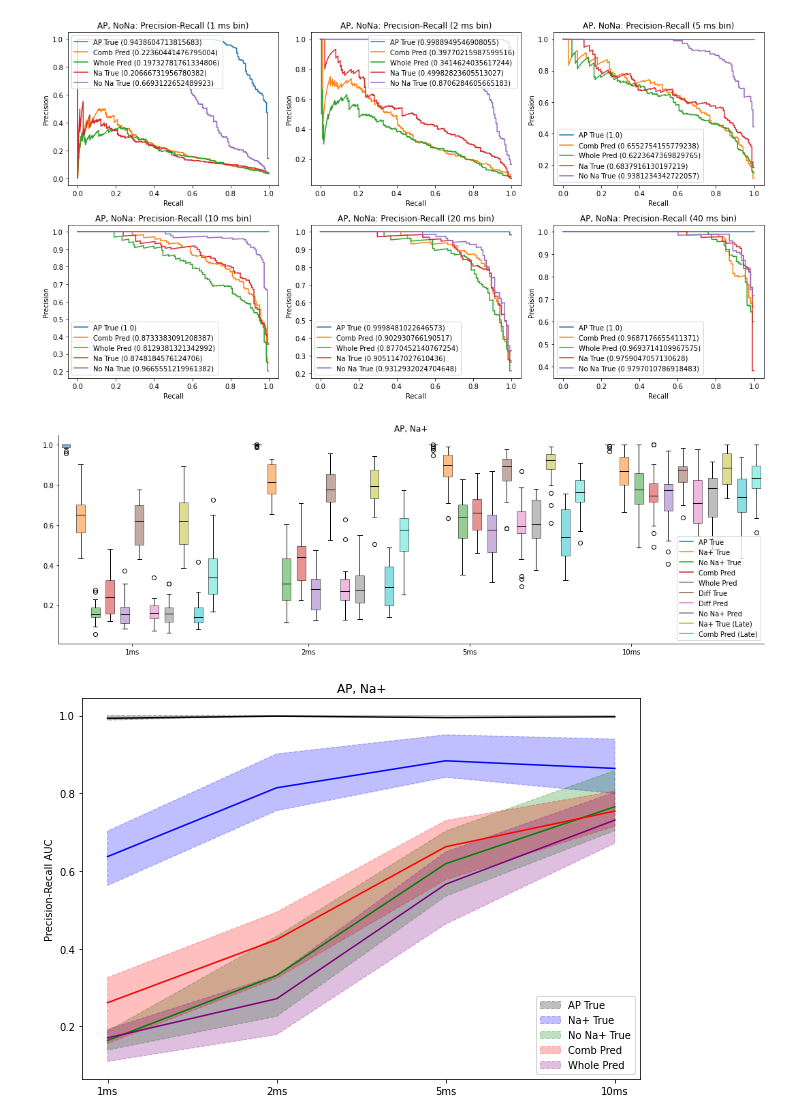
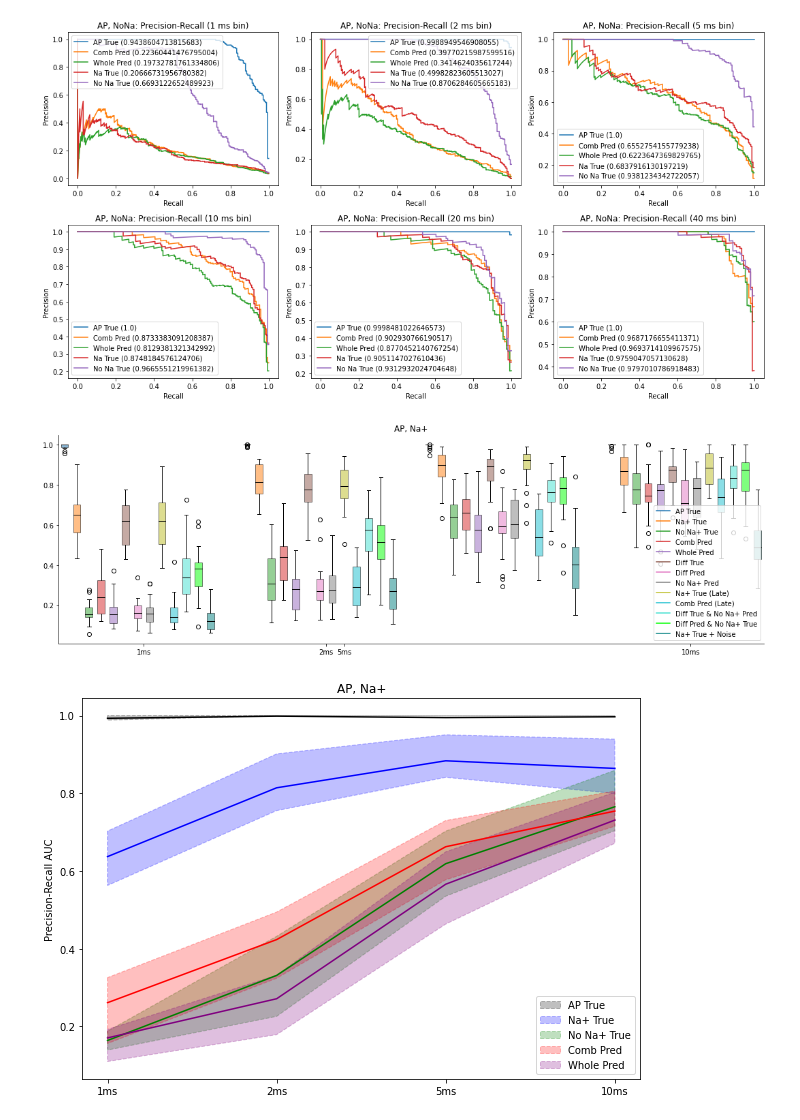
Before and after one commit to yjkimnada/dendrite, a Jupyter notebook: AP_analysis.ipynb, the cells around one changed output. Cells and saved outputs as stored; diff of their text form; code cells hidden in the pictures.

```diff
--- a/AP_analysis.ipynb
+++ b/AP_analysis.ipynb
@@ -50,7 +99,7 @@ fig.tight_layout()
 [figure]
 # %%
 ms_list = [1,2,5,10]
-auc_array = np.zeros((4,12,20))
+auc_array = np.zeros((4,13,20))
 
 for i in tnrange(4):
     length = int(50000/ms_list[i]/5)
@@ -66,6 +115,7 @@ for i in tnrange(4):
     comb_pred_late_all = np.load("/media/hdd01/sklee/CA1_clust4-60_AP/comb_pred_late/gru_l20_h40_"+str(ms_list[i])+"ms_test.npy").flatten()
     na_true_nona_pred_all = np.load("/media/hdd01/sklee/CA1_clust4-60_AP/na_true_nona_pred/gru_l20_h40_"+str(ms_list[i])+"ms_test.npy").flatten()
     na_pred_nona_true_all = np.load("/media/hdd01/sklee/CA1_clust4-60_AP/na_pred_nona_true/gru_l20_h40_"+str(ms_list[i])+"ms_test.npy").flatten()
+    na_true_noise_all = np.load("/media/hdd01/sklee/CA1_clust4-60_AP/na_true_noise/gru_l20_h40_"+str(ms_list[i])+"ms_test.npy").flatten()
 
     spk_all = np.load("/media/hdd01/sklee/CA1_clust4-60_AP/data/spike_train_"+str(ms_list[i])+"ms.npy")[980*length:].flatten()
 
@@ -82,6 +132,7 @@ for i in tnrange(4):
         comb_pred_late = comb_pred_late_all[j*length:(j+1)*length]
         na_true_nona_pred = na_true_nona_pred_all[j*length:(j+1)*length]
         na_pred_nona_true = na_pred_nona_true_all[j*length:(j+1)*length]
+        na_true_noise = na_true_noise_all[j*length:(j+1)*length]
         spk = spk_all[j*length:(j+1)*length]
 
         prec_comb_pred, rec_comb_pred, _ = precision_recall_curve(spk, comb_pred)
@@ -96,6 +147,7 @@ for i in tnrange(4):
         prec_comb_pred_late, rec_comb_pred_late, _ = precision_recall_curve(spk, comb_pred_late)
         prec_na_true_nona_pred, rec_na_true_nona_pred, _ = precision_recall_curve(spk, na_true_nona_pred)
         prec_na_pred_nona_true, rec_na_pred_nona_true, _ = precision_recall_curve(spk, na_pred_nona_true)
+        prec_na_true_noise, rec_na_true_noise, _ = precision_recall_curve(spk, na_true_noise)
 
         prarea_comb_pred = metrics.auc(rec_comb_pred, prec_comb_pred)
         prarea_whole_pred = metrics.auc(rec_whole_pred, prec_whole_pred)
@@ -109,6 +161,7 @@ for i in tnrange(4):
         prarea_comb_pred_late = metrics.auc(rec_comb_pred_late, prec_comb_pred_late)
         prarea_na_true_nona_pred = metrics.auc(rec_na_true_nona_pred, prec_na_true_nona_pred)
         prarea_na_pred_nona_true = metrics.auc(rec_na_pred_nona_true, prec_na_pred_nona_true)
+        prarea_na_true_noise = metrics.auc(rec_na_true_noise, prec_na_true_noise)
 
         auc_array[i,0,j] = prarea_ap_true
         auc_array[i,1,j] = prarea_na_true
@@ -122,6 +175,7 @@ for i in tnrange(4):
         auc_array[i,9,j] = prarea_comb_pred_late
         auc_array[i,10,j] = prarea_na_true_nona_pred
         auc_array[i,11,j] = prarea_na_pred_nona_true
+        auc_array[i,12,j] = prarea_na_true_noise
 # %%
 fig = plt.figure(constrained_layout=True, figsize = (15,5))
 gs = fig.add_gridspec(1,1, wspace=0, hspace=0)
@@ -129,10 +183,10 @@ ax = fig.add_subplot(gs[0,0])
 
 colors = ["tab:blue","tab:orange","tab:green",
          "tab:red","tab:purple","tab:brown","tab:pink","tab:gray",
-         "tab:olive","tab:cyan","turquoise","lime"]
+         "tab:olive","tab:cyan","turquoise","lime", "teal"]
 
 # first boxplot pair
-bp = ax.boxplot(auc_array[0].T, positions = np.arange(0,12,1), widths = 0.6, patch_artist=True)
+bp = ax.boxplot(auc_array[0].T, positions = np.arange(0,13,1), widths = 0.6, patch_artist=True)
 for patch, color in zip(bp['boxes'], colors):
     patch.set_facecolor(color)
     patch.set_alpha(0.5)
@@ -140,7 +194,7 @@ for patch in bp["medians"]:
     patch.set_color("black")
 
 # first boxplot pair
-bp = ax.boxplot(auc_array[1].T, positions = np.arange(14,26,1), widths = 0.6, patch_artist=True)
+bp = ax.boxplot(auc_array[1].T, positions = np.arange(15,28,1), widths = 0.6, patch_artist=True)
 for patch, color in zip(bp['boxes'], colors):
     patch.set_facecolor(color)
     patch.set_alpha(0.5)
@@ -148,7 +202,7 @@ for patch in bp["medians"]:
     patch.set_color("black")
 
 # first boxplot pair
-bp = ax.boxplot(auc_array[2].T, positions = np.arange(28,40,1), widths = 0.6, patch_artist=True)
+bp = ax.boxplot(auc_array[2].T, positions = np.arange(30,43,1), widths = 0.6, patch_artist=True)
 for patch, color in zip(bp['boxes'], colors):
     patch.set_facecolor(color)
     patch.set_alpha(0.5)
@@ -156,14 +210,14 @@ for patch in bp["medians"]:
     patch.set_color("black")
 
 # first boxplot pair
-bp = ax.boxplot(auc_array[3].T, positions = np.arange(42,54,1), widths = 0.6, patch_artist=True)
+bp = ax.boxplot(auc_array[3].T, positions = np.arange(45,58,1), widths = 0.6, patch_artist=True)
 for patch, color in zip(bp['boxes'], colors):
     patch.set_facecolor(color)
     patch.set_alpha(0.5)
 for patch in bp["medians"]:
     patch.set_color("black")
 
-ax.set_xticks([4.5,16.5,27.5,38.5])
+ax.set_xticks([6.5,21.5,23,51.5])
 ax.set_xticklabels(["1ms", "2ms", "5ms", "10ms"])
 ax.spines.right.set_visible(False)
 ax.spines.top.set_visible(False)
@@ -174,36 +228,38 @@ h2, = ax.plot(1,1,'tab:orange')
 h3, = ax.plot(1,1,'tab:green')
 h4, = ax.plot(1,1,'tab:red')
 h5, = ax.plot(1,1,'tab:purple')
 h6, = ax.plot(1,1,'tab:brown')
 h7, = ax.plot(1,1,'tab:pink')
 h8, = ax.plot(1,1,'tab:gray')
 h9, = ax.plot(1,1,'tab:olive')
 h10, = ax.plot(1,1,'tab:cyan')
 h11, = ax.plot(1,1,'turquoise')
 h12, = ax.plot(1,1,'lime')
+h13, = ax.plot(1,1,'teal')
 
-ax.legend((h1,h2,h3,h4,h5,h6,h7,h8,h9,h10,h11,h12),('AP True','Na+ True','No Na+ True','Comb Pred',
+ax.legend((h1,h2,h3,h4,h5,h6,h7,h8,h9,h10,h11,h12,h13),('AP True','Na+ True','No Na+ True','Comb Pred',
                                            'Whole Pred', 'Diff True', 'Diff Pred', 'No Na+ Pred',
                                            'Na+ True (Late)', 'Comb Pred (Late)', "Diff True & No Na+ Pred",
-                                           "Diff Pred & No Na+ True"))
+                                           "Diff Pred & No Na+ True", "Na+ True + Noise"))
 h1.set_visible(False)
 h2.set_visible(False)
 h3.set_visible(False)
 h4.set_visible(False)
 h5.set_visible(False)
 h6.set_visible(False)
 h7.set_visible(False)
 h8.set_visible(False)
 h9.set_visible(False)
 h10.set_visible(False)
 h11.set_visible(False)
 h11.set_visible(False)
 h12.set_visible(False)
+h13.set_visible(False)
 
 fig.tight_layout()
 plt.show()
 # %% [output]
-[figure, old version]
+[figure, new version]
 # %%
 ap_true_q1 = np.quantile(auc_array[:,0,:], 0.25, 1)
 ap_true_q3 = np.quantile(auc_array[:,0,:], 0.75, 1)
```
Also changed, not shown: parts of 5 cells of this notebook, 16 other files.
